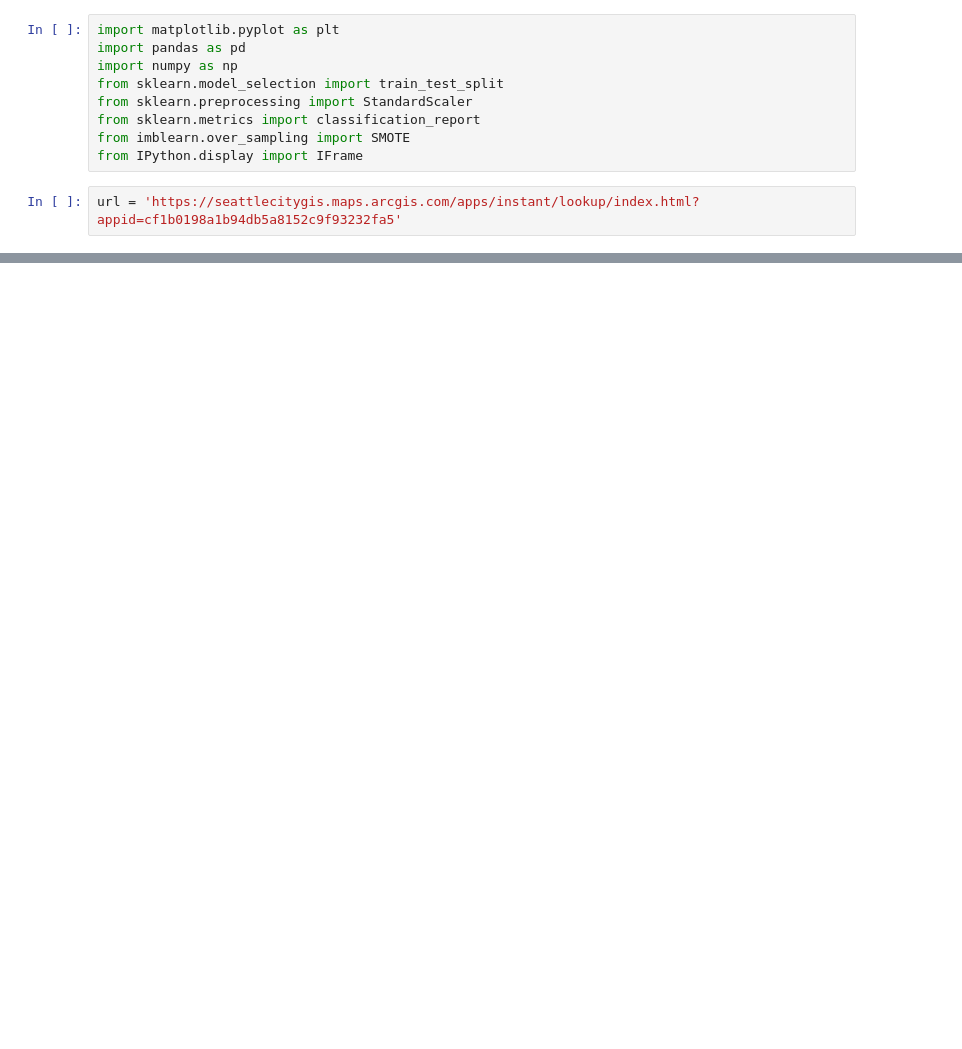
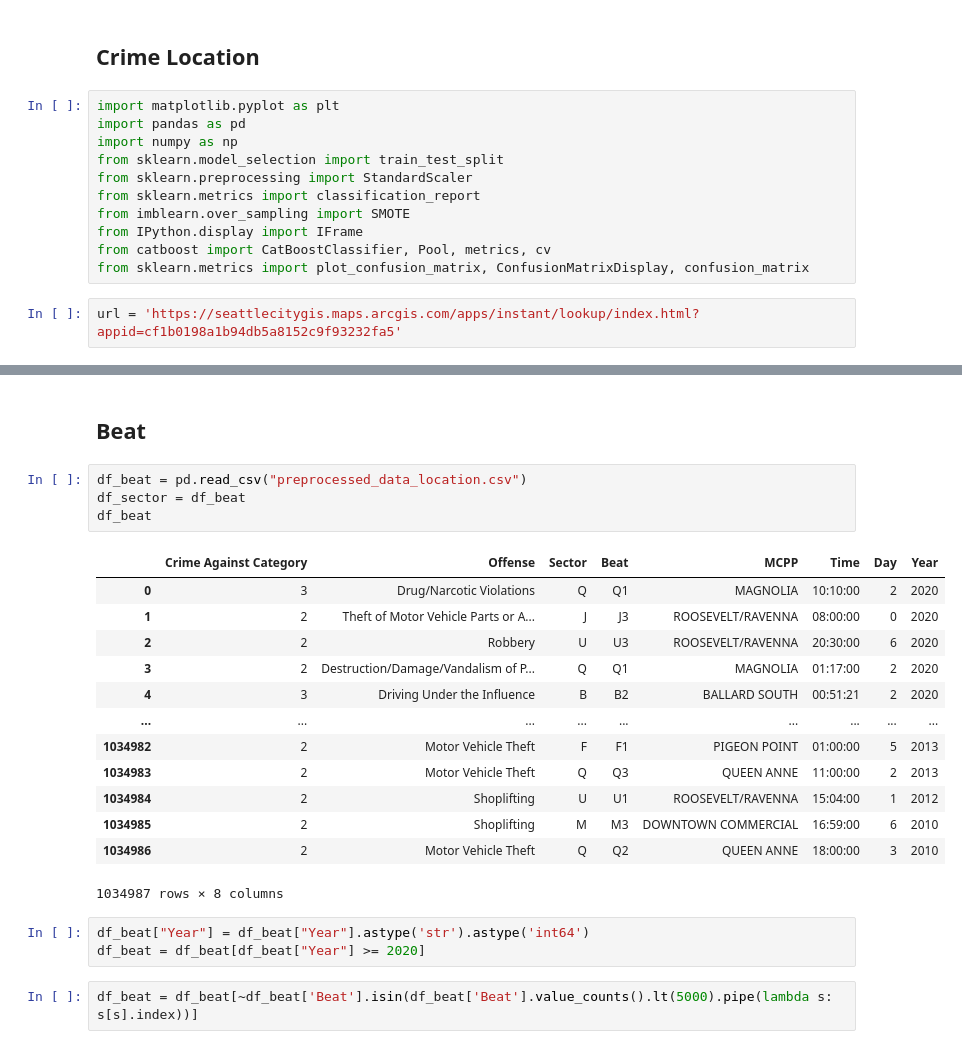
Before and after one commit to aharri123/Seattle-Crime, a Jupyter notebook: Seattle-Crime-Location.ipynb, the cells around one changed output, grey strips where cells are left out. Saved outputs shown, nothing was run; the diff lists cells and outputs as text; blank space fills up the shorter version.

Commit message:
Starting on location crime notebook

```diff
--- a/Seattle-Crime-Location.ipynb
+++ b/Seattle-Crime-Location.ipynb
@@ -1,3 +1,5 @@
+# %% [markdown]
+## Crime Location ##
 # %%
 import matplotlib.pyplot as plt
 import pandas as pd
@@ -7,9 +9,36 @@ from sklearn.preprocessing import StandardScaler
 from sklearn.metrics import classification_report
 from imblearn.over_sampling import SMOTE
 from IPython.display import IFrame
+from catboost import CatBoostClassifier, Pool, metrics, cv
+from sklearn.metrics import plot_confusion_matrix, ConfusionMatrixDisplay, confusion_matrix
 # %%
 url = 'https://seattlecitygis.maps.arcgis.com/apps/instant/lookup/index.html?appid=cf1b0198a1b94db5a8152c9f93232fa5'
 # %%
 IFrame(url, width='100%', height=500)
 # %% [output]
 [interactive output not drawn]
+# %% [markdown]
+## Beat ##
+# %%
+df_beat = pd.read_csv("preprocessed_data_location.csv")
+df_sector = df_beat
+df_beat
+# %% [output]
+|  | Crime Against Category | Offense | Sector | Beat | MCPP | Time | Day | Year |
+| 0 | 3 | Drug/Narcotic Violations | Q | Q1 | MAGNOLIA | 10:10:00 | 2 | 2020 |
+| 1 | 2 | Theft of Motor Vehicle Parts or A... | J | J3 | ROOSEVELT/RAVENNA | 08:00:00 | 0 | 2020 |
+| 2 | 2 | Robbery | U | U3 | ROOSEVELT/RAVENNA | 20:30:00 | 6 | 2020 |
+| 3 | 2 | Destruction/Damage/Vandalism of P... | Q | Q1 | MAGNOLIA | 01:17:00 | 2 | 2020 |
+| 4 | 3 | Driving Under the Influence | B | B2 | BALLARD SOUTH | 00:51:21 | 2 | 2020 |
+| ... | ... | ... | ... | ... | ... | ... | ... | ... |
+| 1034982 | 2 | Motor Vehicle Theft | F | F1 | PIGEON POINT | 01:00:00 | 5 | 2013 |
+| 1034983 | 2 | Motor Vehicle Theft | Q | Q3 | QUEEN ANNE | 11:00:00 | 2 | 2013 |
+| 1034984 | 2 | Shoplifting | U | U1 | ROOSEVELT/RAVENNA | 15:04:00 | 1 | 2012 |
+| 1034985 | 2 | Shoplifting | M | M3 | DOWNTOWN COMMERCIAL | 16:59:00 | 6 | 2010 |
+| 1034986 | 2 | Motor Vehicle Theft | Q | Q2 | QUEEN ANNE | 18:00:00 | 3 | 2010 |
+1034987 rows × 8 columns
+# %%
+df_beat["Year"] = df_beat["Year"].astype('str').astype('int64')
+df_beat = df_beat[df_beat["Year"] >= 2020]
+# %%
+df_beat = df_beat[~df_beat['Beat'].isin(df_beat['Beat'].value_counts().lt(5000).pipe(lambda s: s[s].index))]
```
Also changed, not shown: parts of 13 cells of this notebook, 4 other files.
